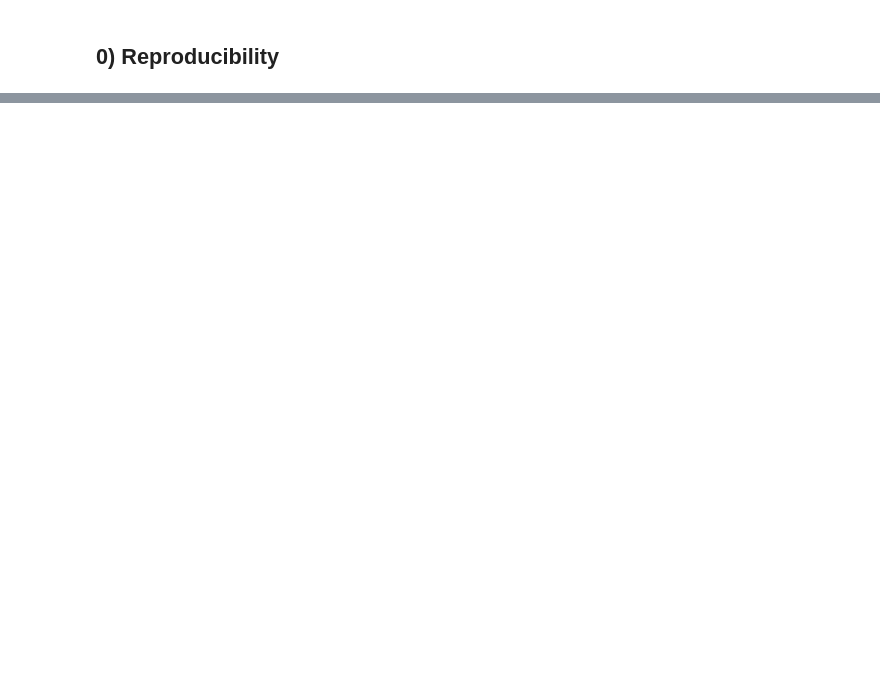
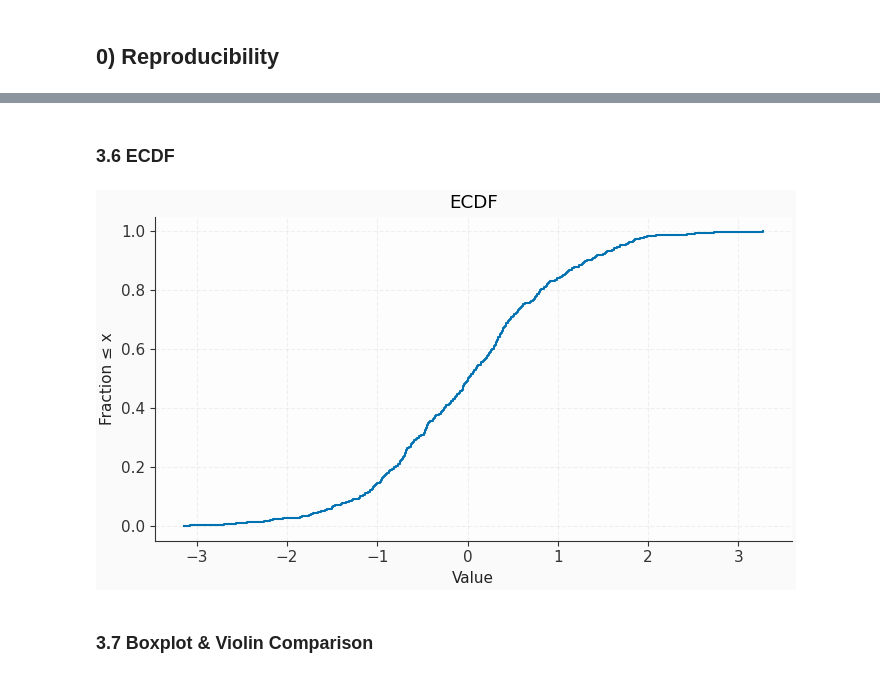
Before and after one commit to tarekmasryo/matplotlib-tutorials, a Jupyter notebook: matplotlib-beginner-to-pro.ipynb, the cells around one changed output, grey strips where cells are left out. Saved outputs shown, nothing was run; the diff lists cells and outputs as text; code cells hidden in the pictures; blank space fills up the shorter version.

```diff
--- a/matplotlib-beginner-to-pro.ipynb
+++ b/matplotlib-beginner-to-pro.ipynb
@@ -691,0 +263,16 @@ fig.savefig("export_example.png", dpi=200, bbox_inches="tight")
+# %% [markdown]
+### 3.6 ECDF
+# %%
+# ECDF — shows cumulative fraction of samples <= x.
+
+vals = np.sort(rng.normal(size=500))
+cdf = np.arange(1, len(vals) + 1) / len(vals)
+
+fig, ax = plt.subplots()
+ax.step(vals, cdf, where="post")
+ax.set(title="ECDF", xlabel="Value", ylabel="Fraction ≤ x")
+plt.show()
+# %% [output]
+[figure, added]
+# %% [markdown]
+### 3.7 Boxplot & Violin Comparison
```
Also changed, not shown: parts of 165 cells of this notebook.
